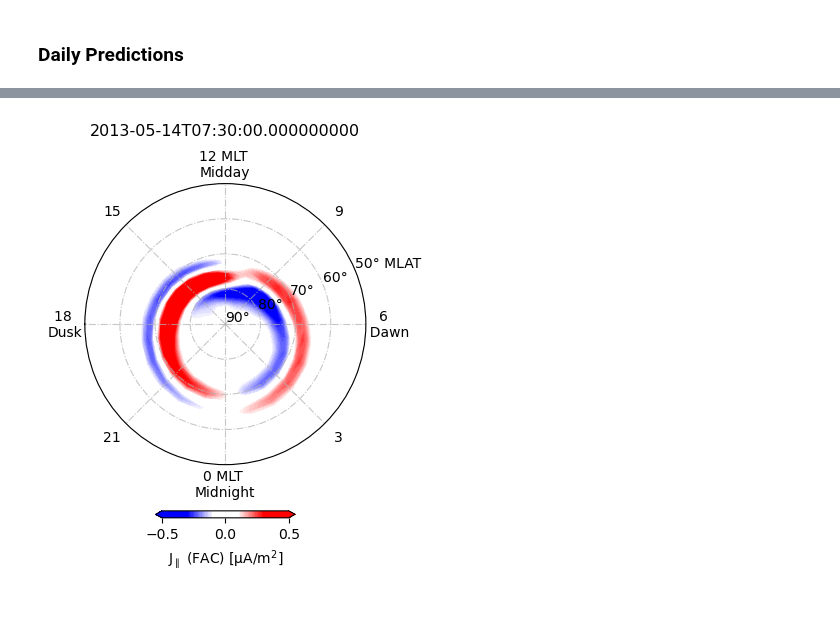
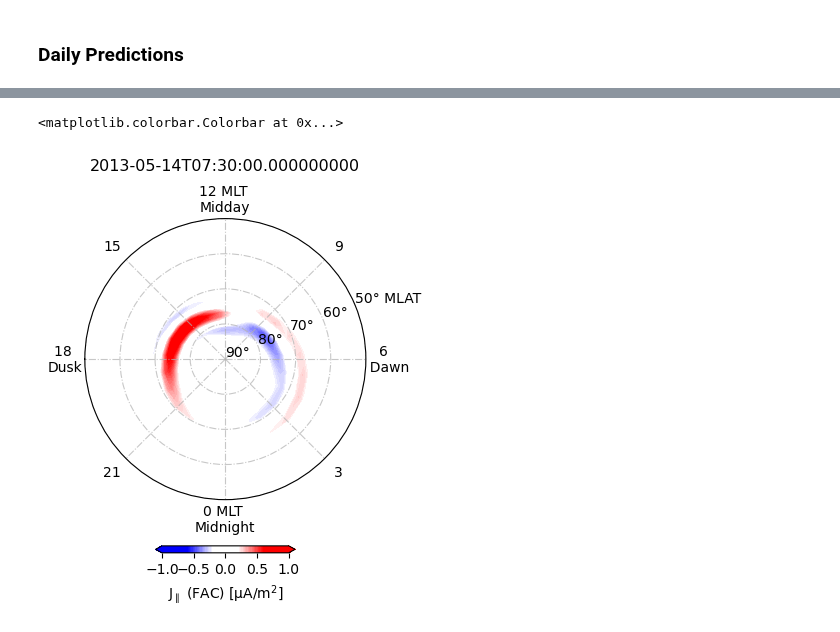
Before and after one commit to reddy-sachin/REPPU-ESN2, a Jupyter notebook: AMPERE/lstm_ampere.ipynb, the cells around one changed output, grey strips where cells are left out. Saved outputs shown, nothing was run; the diff lists cells and outputs as text; code cells hidden in the pictures.

```diff
--- a/AMPERE/lstm_ampere.ipynb
+++ b/AMPERE/lstm_ampere.ipynb
@@ -102,7 +139,7 @@ input_scaler = StandardScaler()
 target_var = ds['jPar'].values  # shape (t (n), mlat (50), mlt (24))
 
 # Extract and scale input variables (variables that are dependent only on 'dt')
-input_vars = ['BX_GSE', 'BY_GSE', 'BZ_GSE', 'flow_speed', 'proton_density', 'F10.7', 'doy_sin','doy_cos']
+input_vars = ['BX_GSE', 'BY_GSE', 'BZ_GSE', 'flow_speed', 'proton_density', 'F10.7', 'doy_sin','doy_cos','epislon_A']
 input_data = np.array([ds[var].values for var in input_vars]).T  # shape (22320, number_of_vars)
 input_data_scaled = input_scaler.fit_transform(input_data)
 
@@ -519,6 +569,8 @@ def open_multiple_nc(nc_files):
 
     #ds = ds.sel(nRec=slice(16500, 17000))
 
+    ds['Epislon_A'] = calc_akasofu(ds['flow_speed'], ds['BX_GSE'], ds['BY_GSE'], ds['BZ_GSE'])
+
     return ds
 
 dir = '/home/sachin/Documents/NIPR/Research/Data/AMPERE/processed/excluded/*.nc'
@@ -557,6 +609,7 @@ def split_to_df(ds):
     proton_density = ds['proton_density'].values.flatten() #5
     doy_sin = ds['doy_sin'].values.flatten() #6
     doy_cos = ds['doy_cos'].values.flatten() #7
+    epislon_A = ds['Epislon_A'].values.flatten() #8
 
     #AL_INDEX = ds['AL_INDEX'].values.flatten() #6
     #AU_INDEX = ds['AU_INDEX'].values.flatten() #7
@@ -567,7 +620,7 @@ def split_to_df(ds):
 
     #return BX_GSE.shape
 
-    df_dict = {'dt':dt, 'BX_GSE': BX_GSE, 'BY_GSE': BY_GSE, 'BZ_GSE': BZ_GSE, 'flow_speed': flow_speed, 'proton_density': proton_density,'F10.7': F10_7, 'doy_sin': doy_sin, 'doy_cos': doy_cos}
+    df_dict = {'dt':dt, 'BX_GSE': BX_GSE, 'BY_GSE': BY_GSE, 'BZ_GSE': BZ_GSE, 'flow_speed': flow_speed, 'proton_density': proton_density,'F10.7': F10_7, 'doy_sin': doy_sin, 'doy_cos': doy_cos, 'epislon_A': epislon_A}
 
     df = pd.DataFrame(df_dict)
 
@@ -620,7 +673,10 @@ ds = xr.Dataset({'Jpar_pred': (['dt', 'mlat', 'mlt'], predictions_daily),
                     'BZ_GSE': (['dt'], open_multi_amp['BZ_GSE'].values[lookback:]),
                     'flow_speed': (['dt'], open_multi_amp['flow_speed'].values[lookback:]),
                     'proton_density': (['dt'], open_multi_amp['proton_density'].values[lookback:]),
-                 },
+                    'F10.7': (['dt'], open_multi_amp['F10.7'].values[lookback:]),
+                    'doy_sin': (['dt'], open_multi_amp['doy_sin'].values[lookback:]),
+                    'doy_cos': (['dt'], open_multi_amp['doy_cos'].values[lookback:]),
+                    'epislon_A': (['dt'], open_multi_amp['Epislon_A'].values[lookback:])},
                 coords = {'dt': df_raw['dt'].values[lookback:], 'mlat': np.arange(40, 90, 1), 'mlt': np.arange(0, 24, 1)})
 ds
 # %% [output]
@@ -745,37 +826,38 @@ def dt_to_str(dt):
 
 dt = ds['dt'].isel(dt=timestep).values
 #start_time, end_time = dt_to_str(dt)
 
 fac = fac.reshape(24, 50).T # reshape and transpose
 fac = np.flipud(fac) # flip the array upside down
 theta = np.linspace(0, 360, 24) - 90 # rotate by 90 degrees
 theta = np.radians(theta) # convert to radians
 r = 90 - np.linspace(40, 90, 50) #convert to colat
 
 cmap = mcolors.LinearSegmentedColormap.from_list("my_colormap", ["blue","blue", "white", "white","red","red"])
 #cmap = 'bwr'
 
 fig, ax = plt.subplots(subplot_kw={'projection': 'polar'}, figsize=(6, 5))
 
-c = ax.contourf(theta, r, fac, cmap=cmap, levels=np.linspace(-.5, .5, 100), extend='both')
+c = ax.contourf(theta, r, fac, cmap=cmap, levels=np.linspace(-1, 1, 100), extend='both')
 ax.set_ylim([0,40])
 ax.set_yticks([0, 10, 20, 30,40])
 ax.set_yticklabels(["90°", "80°", "70°", "60°","50° MLAT"])
 ax.set_xlim([-np.pi, np.pi])
 ax.set_xticks(np.linspace(-np.pi, np.pi, 9)[1:])
 ax.set_xticklabels(["21", "0 MLT \nMidnight", "3", "6 \n  Dawn", "9", "12 MLT \nMidday", "15", "18 \nDusk"])
 ax.grid(True, linestyle='-.', alpha=0.7)
 ax.set_title(f"{dt}", pad=10, fontsize=11.5)
 
 
 plt.colorbar(c, ax=ax, label='J$_\parallel$ (FAC) [µA/m$^2$]', shrink=0.3, pad = 0.12,
-             ticks=[-0.5, 0, 0.5],
+             ticks=[-1, -0.5, 0, 0.5,1],
              orientation='horizontal')
 
 #plt.tight_layout()
-plt.savefig('Lookback_60_mins_LSTM_polar_prediction.png', dpi=300, bbox_inches='tight')
+#plt.savefig('Lookback_60_mins_LSTM_polar_prediction.png', dpi=300, bbox_inches='tight')
 # %% [output]
+<matplotlib.colorbar.Colorbar at 0x...>
-[figure, old version]
+[figure, new version]
 # %%
 fac = ds['Jpar_true'].isel(dt=timestep).values
 
```
Also changed, not shown: parts of 17 cells of this notebook, 31 other files.
